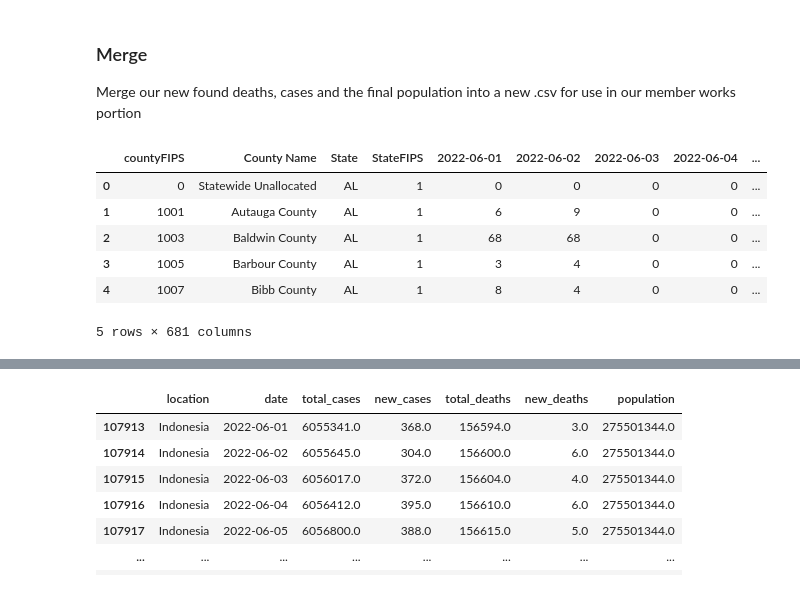
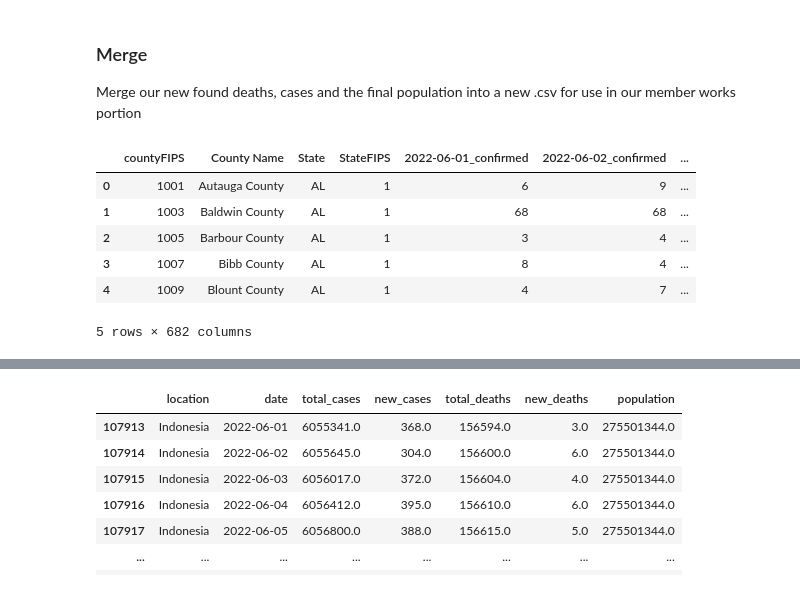
Before and after one commit to lajolico/405-project, a Jupyter notebook: Stage II/Team_work/country_comparison.ipynb, the cells around one changed output, grey strips where cells are left out. Drawn from its saved outputs; the diff is of its cells as text; code cells hidden in the pictures.

```diff
--- a/Stage II/Team_work/country_comparison.ipynb
+++ b/Stage II/Team_work/country_comparison.ipynb
@@ -60,7 +63,9 @@ for i in range(4, len(confirmed.columns), 7):
 
 confirmed.columns = confirmed.columns.str.replace('new_cases ', '')
 
+#clean the data
+confirmed.drop(confirmed[confirmed["countyFIPS"] == 0].index, inplace=True)
+
 display(confirmed.head(5))
-temp_confirmed = confirmed
 # %% [output]
 |  | countyFIPS | County Name | State | StateFIPS | 2022-06-01 | 2022-06-02 | 2022-06-03 | 2022-06-04 | ... |
@@ -100,6 +105,9 @@ for i in range(4, len(deaths.columns), 7):
 
 
 deaths.columns = deaths.columns.str.replace('new_deaths ', '')
-deaths
+
+deaths.drop(deaths[deaths["County Name"].str.contains("Statewide")==True].index, inplace=True)
+
+deaths.head(5)
 # %% [output]
 |  | countyFIPS | County Name | State | StateFIPS | 2022-06-01 | 2022-06-02 | 2022-06-03 | 2022-06-04 | ... |
@@ -162,19 +173,26 @@ deaths
 
 Merge our new found deaths, cases and the final population into a new .csv for use in our member works portion
 # %%
-comp_data = pd.merge(confirmed, deaths,  how='left', on=['countyFIPS', 'County Name', 'State', 'StateFIPS', 'population'])
-comp_data.columns = comp_data.columns.str.replace('_x', '')
+comp_data = pd.merge(confirmed, deaths,  how='left', on=['countyFIPS', 'County Name', 'State', 'StateFIPS'])
+comp_data = comp_data.merge(population, how='left', on=['countyFIPS'])
+comp_data.columns = comp_data.columns.str.replace('_x', '_confirmed')
+comp_data.columns = comp_data.columns.str.replace('_y', '_deaths')
 comp_data = comp_data.dropna()
+comp_data = comp_data.drop(columns=["population_deaths"], axis=1)
+
+indexes = comp_data[comp_data['countyFIPS'] == 0].index
+comp_data.drop(indexes, inplace=True)
 
 display(comp_data.head(5))
+comp_data.to_csv('data/covid_comprehensive.csv', index=False)
 # %% [output]
-|  | countyFIPS | County Name | State | StateFIPS | 2022-06-01 | 2022-06-02 | 2022-06-03 | 2022-06-04 | ... |
-| 0 | 0 | Statewide Unallocated | AL | 1 | 0 | 0 | 0 | 0 | ... |
-| 1 | 1001 | Autauga County | AL | 1 | 6 | 9 | 0 | 0 | ... |
-| 2 | 1003 | Baldwin County | AL | 1 | 68 | 68 | 0 | 0 | ... |
-| 3 | 1005 | Barbour County | AL | 1 | 3 | 4 | 0 | 0 | ... |
-| 4 | 1007 | Bibb County | AL | 1 | 8 | 4 | 0 | 0 | ... |
+|  | countyFIPS | County Name | State | StateFIPS | 2022-06-01_confirmed | 2022-06-02_confirmed | ... |
+| 0 | 1001 | Autauga County | AL | 1 | 6 | 9 | ... |
+| 1 | 1003 | Baldwin County | AL | 1 | 68 | 68 | ... |
+| 2 | 1005 | Barbour County | AL | 1 | 3 | 4 | ... |
+| 3 | 1007 | Bibb County | AL | 1 | 8 | 4 | ... |
+| 4 | 1009 | Blount County | AL | 1 | 4 | 7 | ... |
-5 rows × 681 columns
+5 rows × 682 columns
 # %%
 # Filter only columns that contain the mean value of the weeks
 filter_conf_mean = confirmed.filter(regex=r'countyFIPS|County Name|State|StateFIPS|Mean')
```
Also changed, not shown: parts of 9 cells of this notebook, 2 other files.
